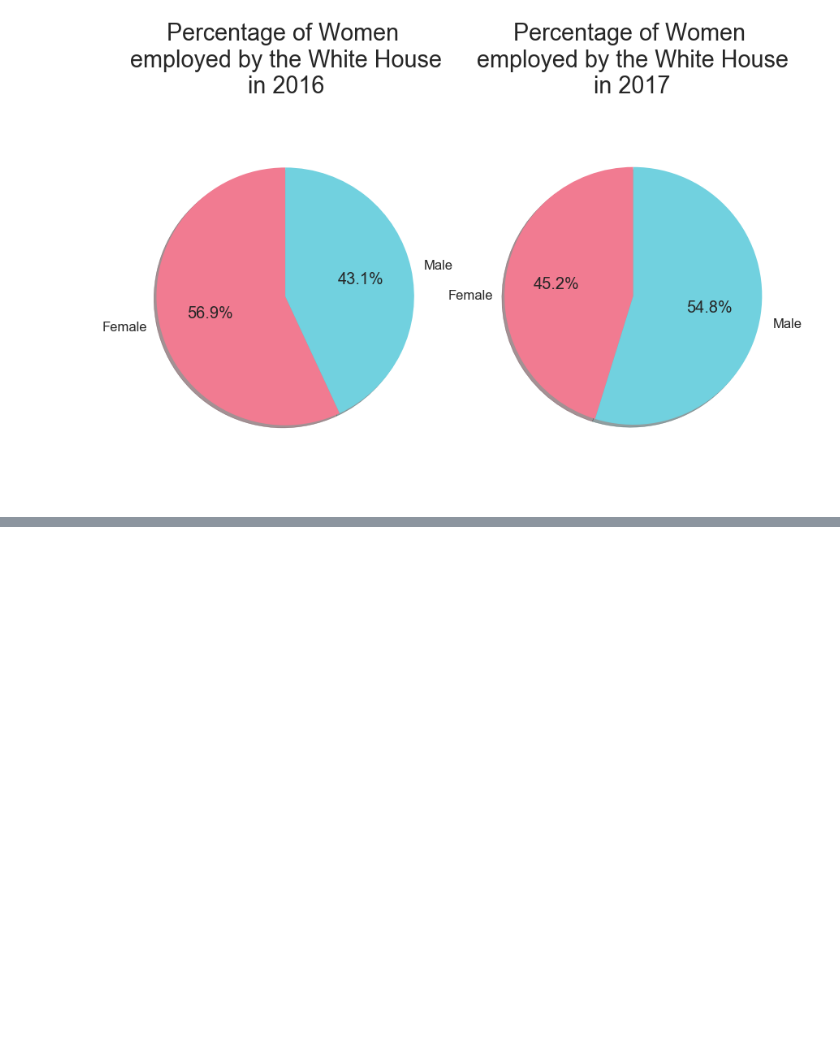
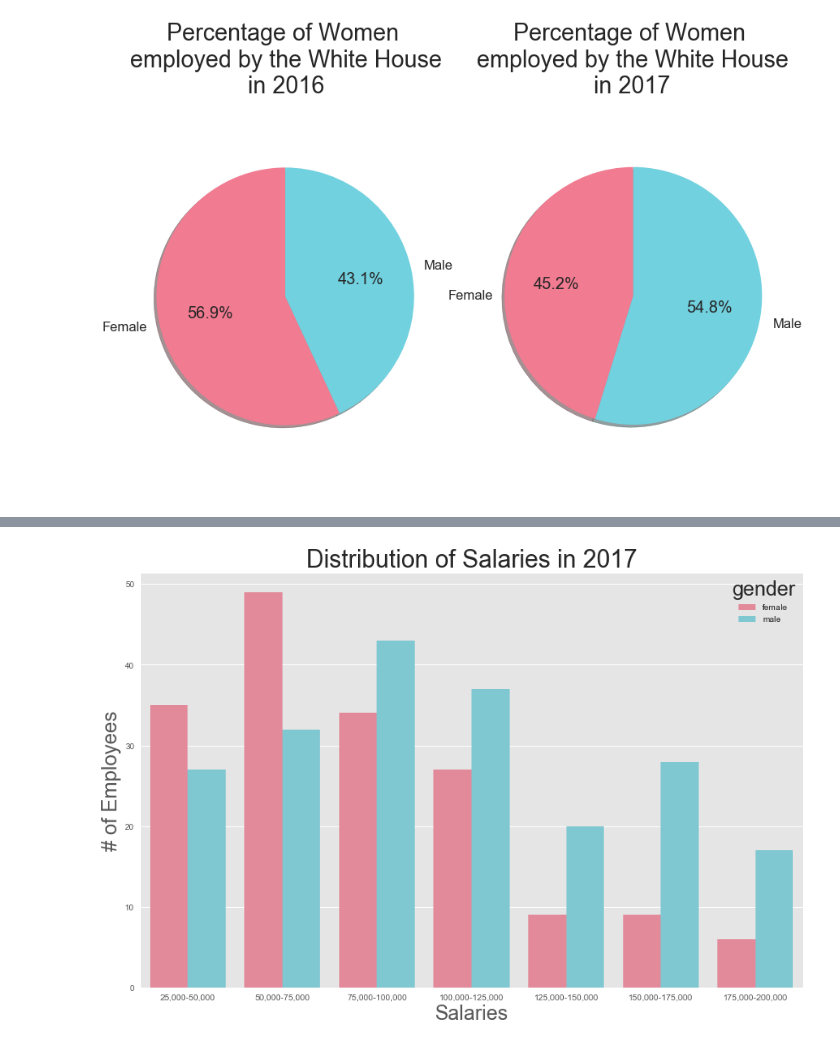
Before and after one commit to sam-dixon/gov_salaries_gap, a Jupyter notebook: WhiteHouse Salaries.ipynb, the cells around one changed output, grey strips where cells are left out. Saved outputs shown, nothing was run; the diff lists cells and outputs as text; code cells hidden in the pictures; blank space fills up the shorter version.

```diff
--- a/WhiteHouse Salaries.ipynb
+++ b/WhiteHouse Salaries.ipynb
@@ -68 +69,6 @@ sns.barplot(x='categories', y='scoresBinned', data=df_grouped[df_grouped['year']
+# %%
+ax = sns.barplot(x='categories', y='scoresBinned', data=df_grouped[df_grouped['year'] == 2017], hue='gender', palette={'female' : '#F17B91', 'male' : '#71D1DF'});
+ax.set(xlabel='Salaries', ylabel='# of Employees', title = 'Distribution of Salaries in 2017');
+# %% [output]
+[figure, added]
 # %% [markdown]
```
Also changed, not shown: parts of 6 cells of this notebook, 1 other file.
